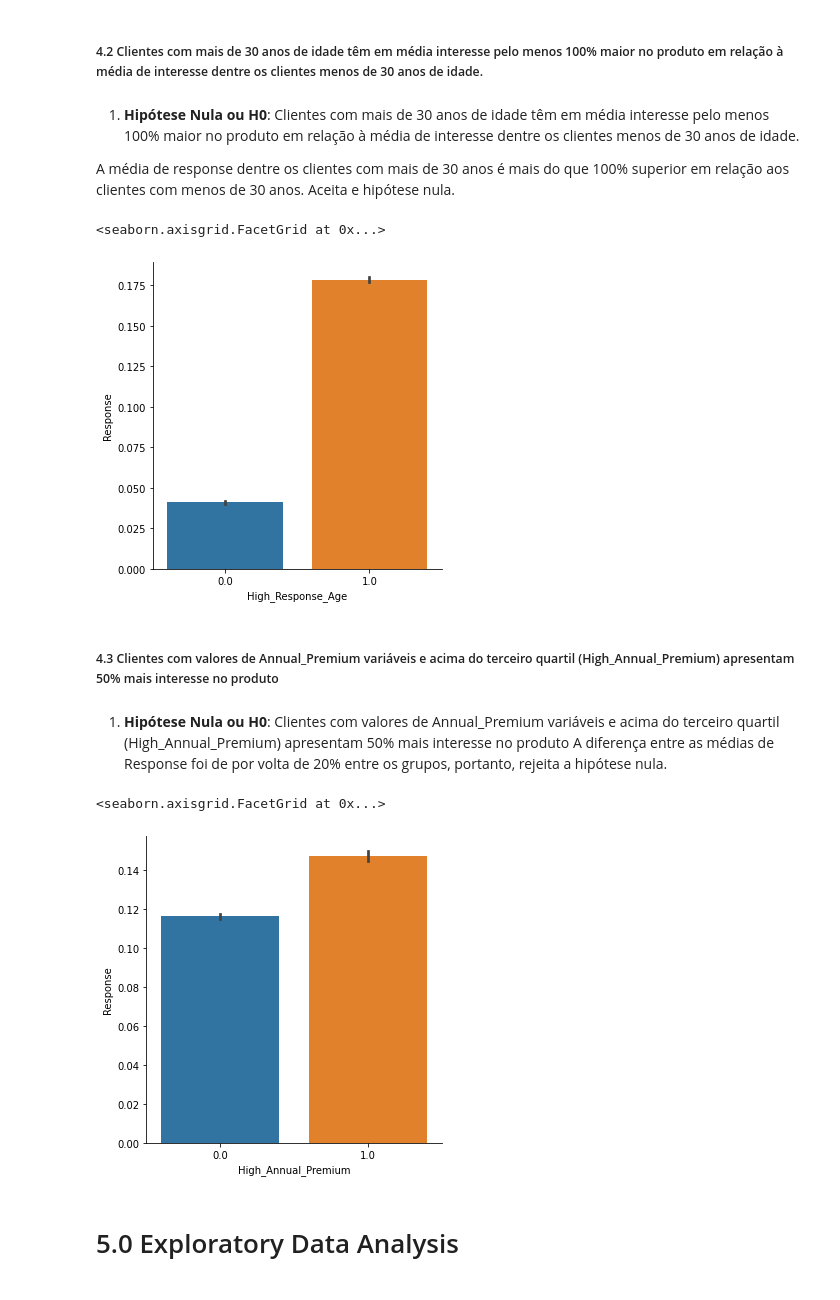
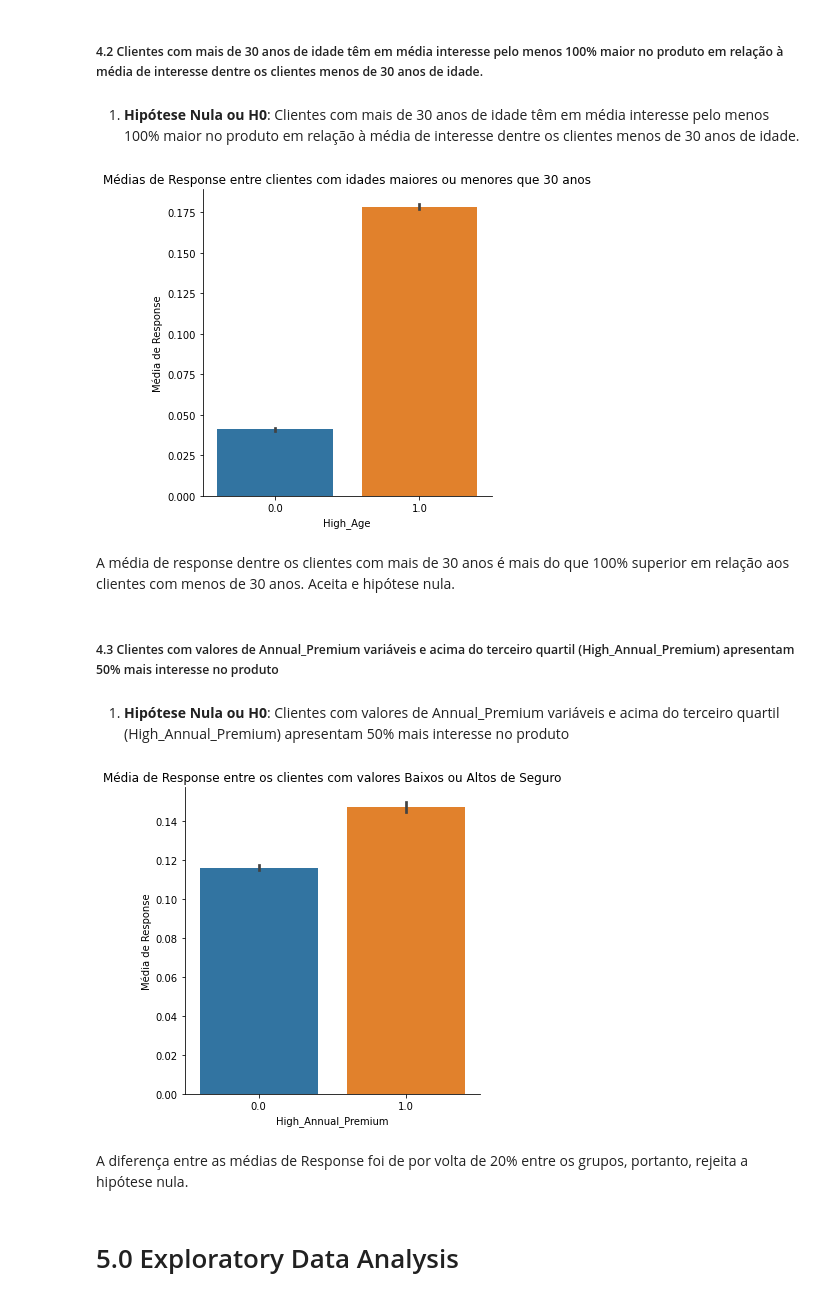
Before and after one commit to Samoelmoura/insurance_sales_predict, a Jupyter notebook: notebooks/1.0 analytics_and_feature_engineering.ipynb, the cells around one changed output. Saved outputs shown, nothing was run; the diff lists cells and outputs as text; code cells hidden in the pictures.

```diff
--- a/notebooks/1.0 analytics_and_feature_engineering.ipynb
+++ b/notebooks/1.0 analytics_and_feature_engineering.ipynb
@@ -331,6 +331,6 @@ Correlações fracas com Age, Annual_Premium, Policy_Sales_Channel e Vehicle_Age
 # %%
-df.loc[df['Age']<30, 'High_Response_Age'] = 0
-df['High_Response_Age'].fillna(1, inplace=True)
+df.loc[df['Age']<30, 'High_Age'] = 0
+df['High_Age'].fillna(1, inplace=True)
 # %% [markdown]
 ###### 3.4 Log_Annual_Premium
 # %%
@@ -358,23 +358,26 @@ Feature **High_Annual_Premium** não contribuiu com o modelo e foi removida post
 ##### 4.2 Clientes com mais de 30 anos de idade têm em média interesse pelo menos 100% maior no produto em relação à média de interesse dentre os clientes menos de 30 anos de idade.
 # %% [markdown]
 1. **Hipótese Nula ou H0**: Clientes com mais de 30 anos de idade têm em média interesse pelo menos 100% maior no produto em relação à média de interesse dentre os clientes menos de 30 anos de idade.
-
-A média de response dentre os clientes com mais de 30 anos é mais do que 100% superior em relação aos clientes com menos de 30 anos. Aceita e hipótese nula.
 # %%
-sns.catplot(x='High_Response_Age', y='Response', data=df, kind='bar')
+sns.catplot(x='High_Age', y='Response', data=df, kind='bar')
+plt.ylabel('Média de Response')
+plt.title('Médias de Response entre clientes com idades maiores ou menores que 30 anos');
 # %% [output]
-<seaborn.axisgrid.FacetGrid at 0x...>
-[figure, old version]
+[figure, new version]
+# %% [markdown]
+A média de response dentre os clientes com mais de 30 anos é mais do que 100% superior em relação aos clientes com menos de 30 anos. Aceita e hipótese nula.
 # %% [markdown]
 ##### 4.3 Clientes com valores de Annual_Premium variáveis e acima do terceiro quartil (High_Annual_Premium) apresentam 50% mais interesse no produto
 # %% [markdown]
 1. **Hipótese Nula ou H0**: Clientes com valores de Annual_Premium variáveis e acima do terceiro quartil (High_Annual_Premium) apresentam 50% mais interesse no produto
-A diferença entre as médias de Response foi de por volta de 20% entre os grupos, portanto, rejeita a hipótese nula.
 # %%
 sns.catplot(x='High_Annual_Premium', y='Response', data=df, kind='bar')
+plt.ylabel('Média de Response')
+plt.title('Média de Response entre os clientes com valores Baixos ou Altos de Seguro');
 # %% [output]
-<seaborn.axisgrid.FacetGrid at 0x...>
-[figure, old version]
+[figure, new version]
+# %% [markdown]
+A diferença entre as médias de Response foi de por volta de 20% entre os grupos, portanto, rejeita a hipótese nula.
 # %% [markdown]
 # 5.0 Exploratory Data Analysis
 # %% [markdown]
```
Also changed, not shown: parts of 39 cells of this notebook.
